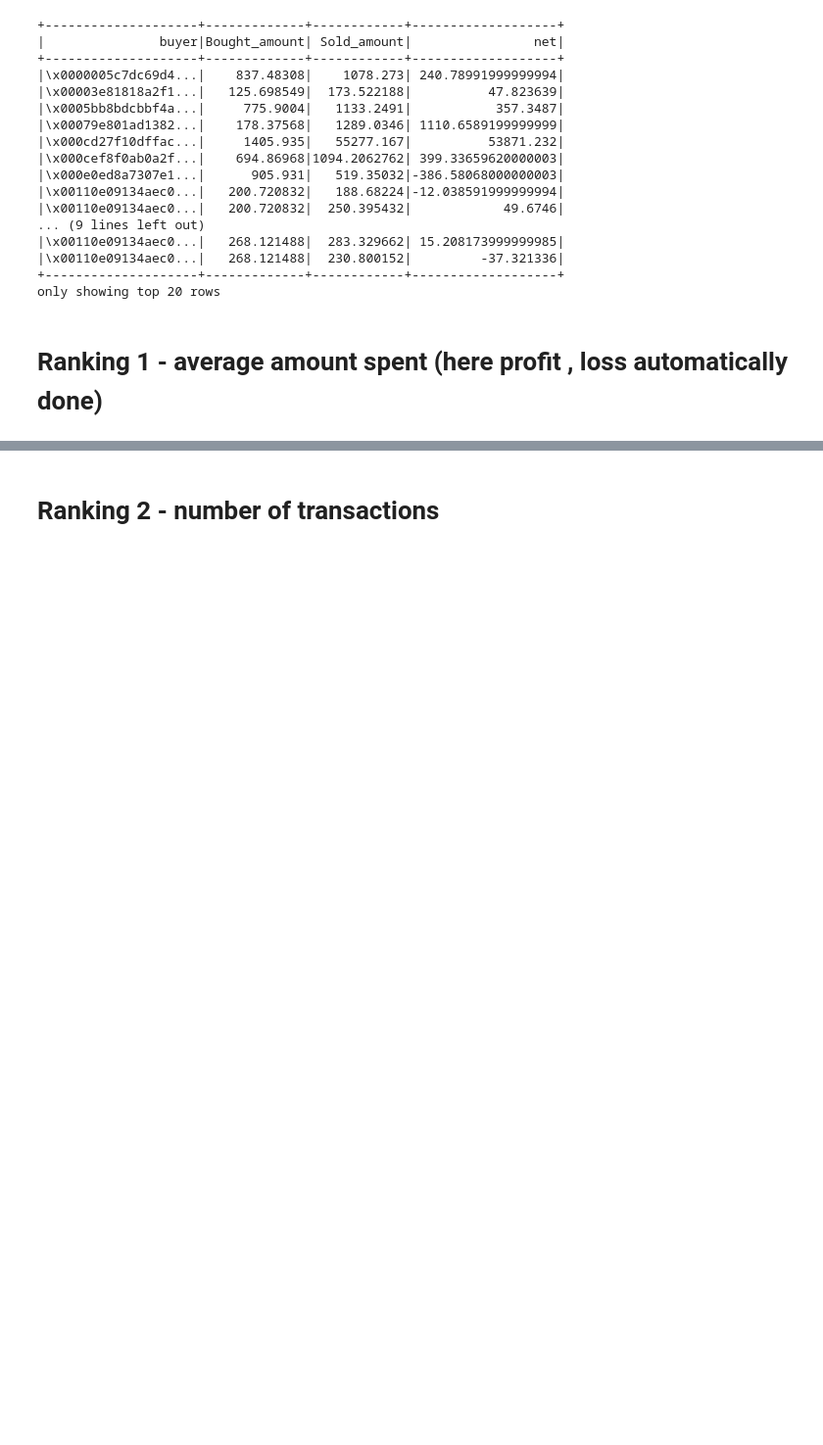
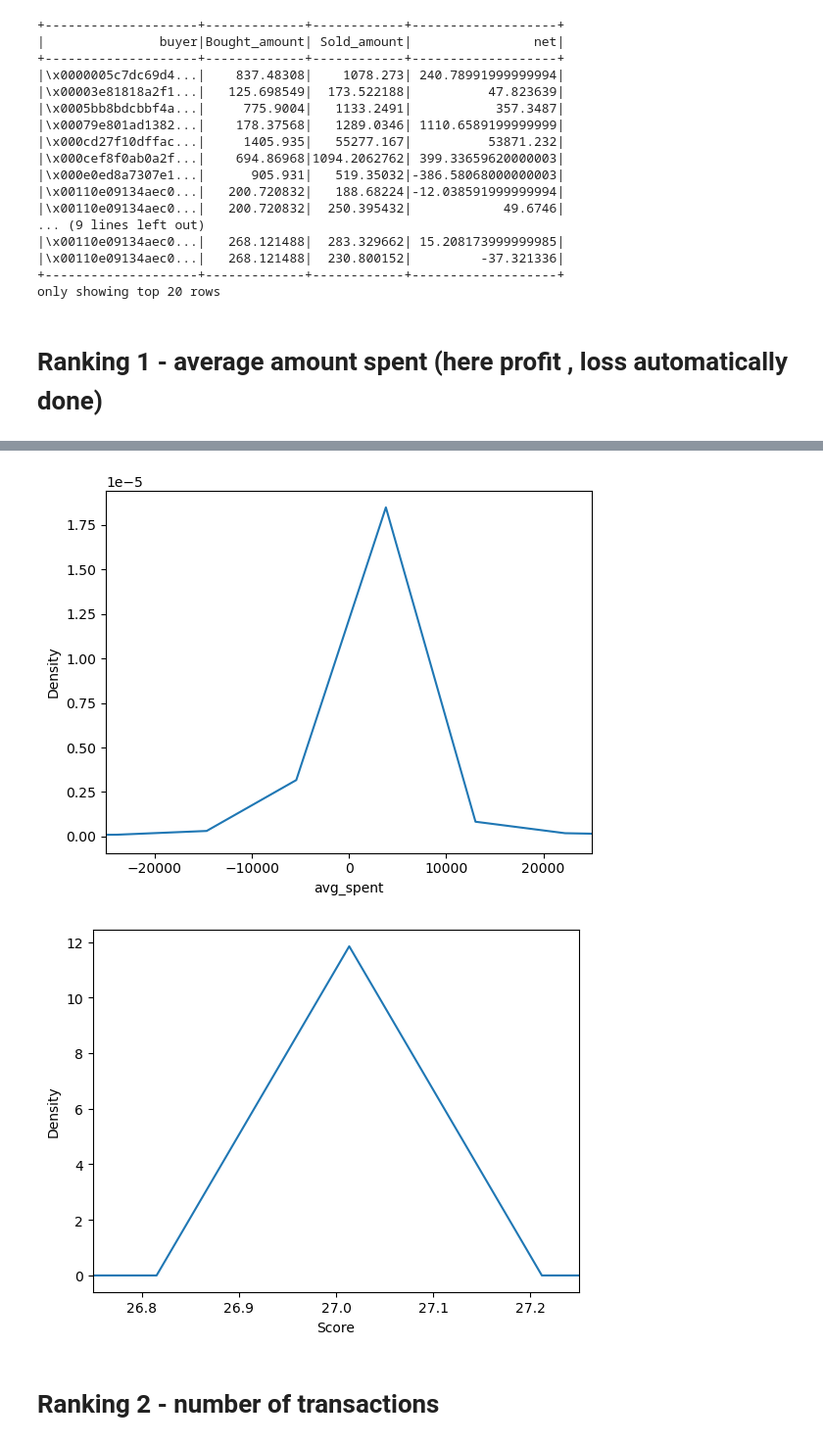
Before and after one commit to cardstack/nft-membership-nyu, a Jupyter notebook: notebooks/pipeline/Ranking.ipynb, the cells around one changed output, grey strips where cells are left out. Shown: that part at 98% size. Drawn from its saved outputs; the diff is of its cells as text; code cells hidden in the pictures; blank space fills up the shorter version.

Commit message:
made graphs for detailed analysis of features and scores

```diff
--- a/notebooks/pipeline/Ranking.ipynb
+++ b/notebooks/pipeline/Ranking.ipynb
@@ -216,6 +147,27 @@ df_rule_avg_spent=spark.createDataFrame(df_rule_avg_spent_pd)
 [ 27  26  29  28  23  30  37  19  40  22  24  33  32  25  54  35  14  92
   39  31  34  21  18  36  45  44  38 100   1  42  16   6  51  17]
 [figure]
+# %%
+# import seaborn as sns
+df_rule_avg_spent_pd['avg_spent'].plot.kde()
+plt.xlabel('avg_spent')
+plt.ylabel('Density')
+plt.title("")
+plt.xlim(-25000,25000)
+plt.show()
+df_rule_avg_spent_pd['Score1'].plot.kde()
+plt.xlabel('Score')
+plt.ylabel('Density')
+plt.title("")
+plt.xlim(26.75,27.25)
+plt.show()
+
+# sns.kdeplot(data=df_rule_avg_spent_pd, x='avg_spent')
+# sns.set_xlim(0,2)
+# plt.show()
+# %% [output]
+[figure, added]
+[figure, added]
 # %% [markdown]
 # Ranking 2 - number of transactions
 # %%
```
Also changed, not shown: parts of 22 cells of this notebook.
